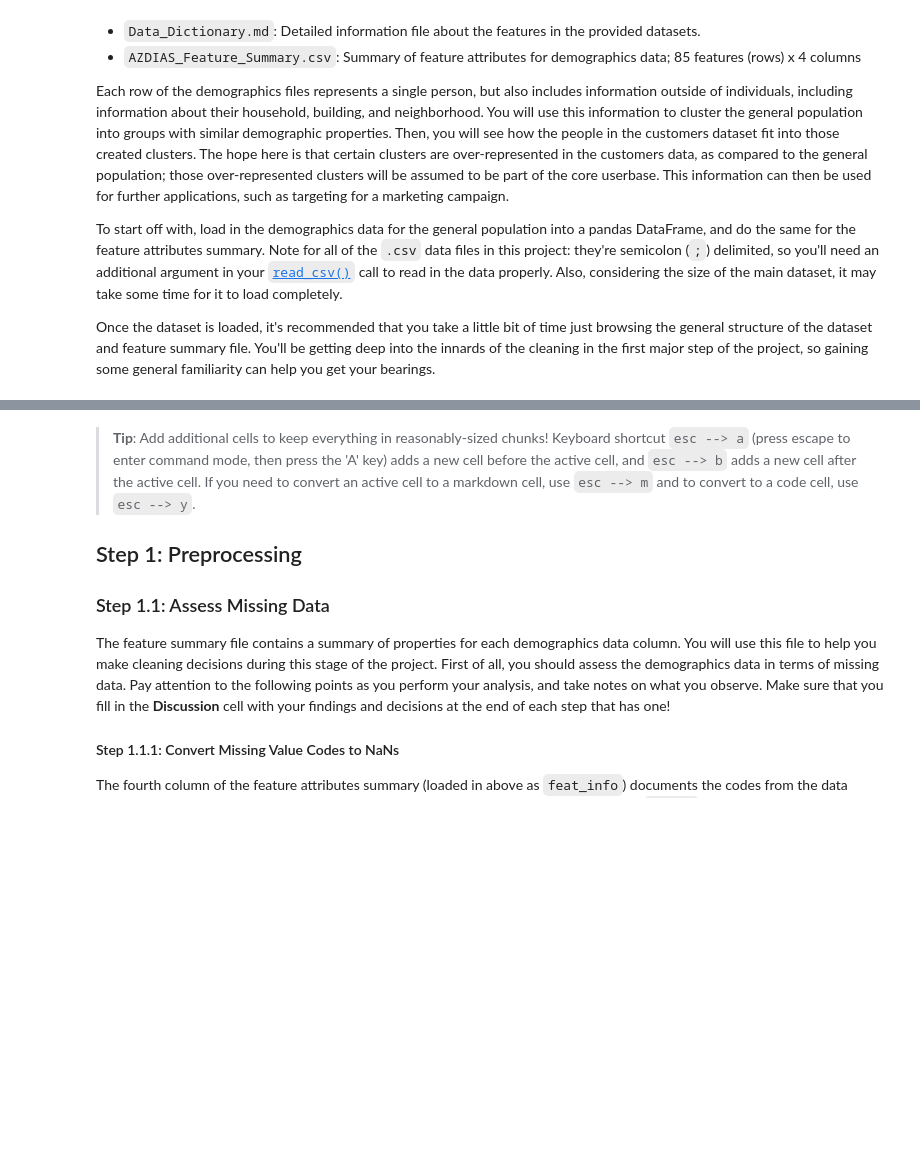
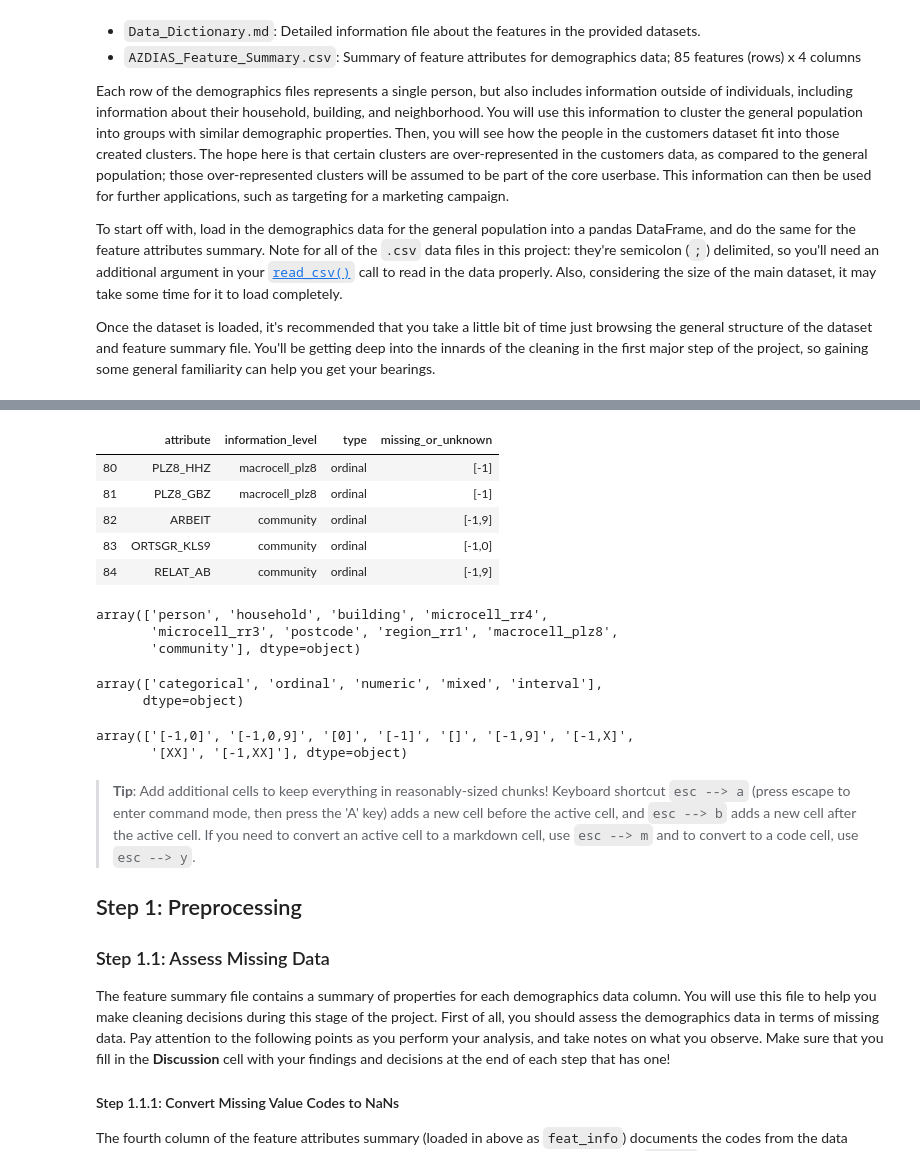
Before and after one commit to gepallas/Machine_Learning_3_Customer_Segmentation, a Jupyter notebook: Identify_Customer_Segments.ipynb, the cells around one changed output, grey strips where cells are left out. Drawn from its saved outputs; the diff is of its cells as text; code cells hidden in the pictures; blank space fills up the shorter version.

```diff
--- a/Identify_Customer_Segments.ipynb
+++ b/Identify_Customer_Segments.ipynb
@@ -50,3 +131,28 @@ feat_info =
+# %%
+feat_info.tail()
+# %% [output]
+|  | attribute | information_level | type | missing_or_unknown |
+| 80 | PLZ8_HHZ | macrocell_plz8 | ordinal | [-1] |
+| 81 | PLZ8_GBZ | macrocell_plz8 | ordinal | [-1] |
+| 82 | ARBEIT | community | ordinal | [-1,9] |
+| 83 | ORTSGR_KLS9 | community | ordinal | [-1,0] |
+| 84 | RELAT_AB | community | ordinal | [-1,9] |
+# %%
+feat_info.information_level.unique()
+# %% [output]
+array(['person', 'household', 'building', 'microcell_rr4',
+       'microcell_rr3', 'postcode', 'region_rr1', 'macrocell_plz8',
+       'community'], dtype=object)
+# %%
+feat_info.type.unique()
+# %% [output]
+array(['categorical', 'ordinal', 'numeric', 'mixed', 'interval'],
+      dtype=object)
+# %%
+feat_info.missing_or_unknown.unique()
+# %% [output]
+array(['[-1,0]', '[-1,0,9]', '[0]', '[-1]', '[]', '[-1,9]', '[-1,X]',
+       '[XX]', '[-1,XX]'], dtype=object)
 # %% [markdown]
 > **Tip**: Add additional cells to keep everything in reasonably-sized chunks! Keyboard shortcut `esc --> a` (press escape to enter command mode, then press the 'A' key) adds a new cell before the active cell, and `esc --> b` adds a new cell after the active cell. If you need to convert an active cell to a markdown cell, use `esc --> m` and to convert to a code cell, use `esc --> y`.
 
```
Also changed, not shown: parts of 10 cells of this notebook.
